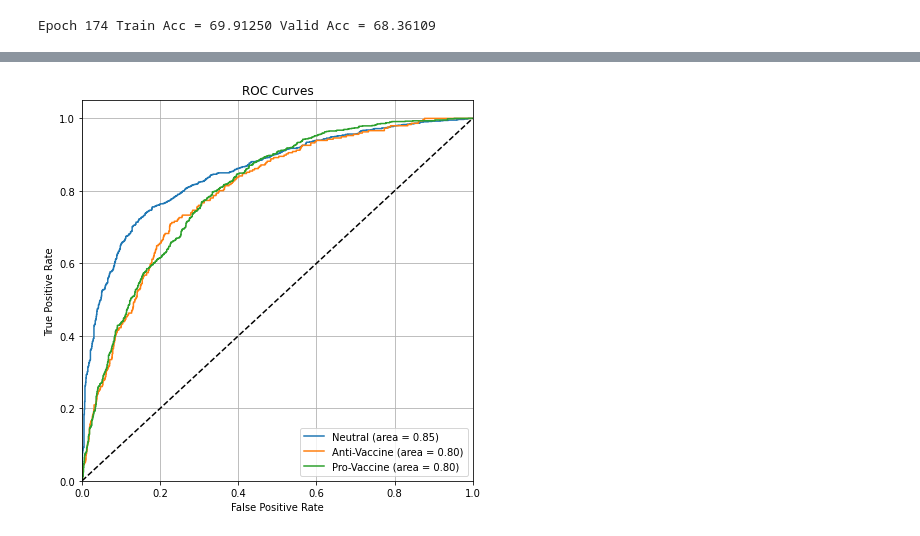
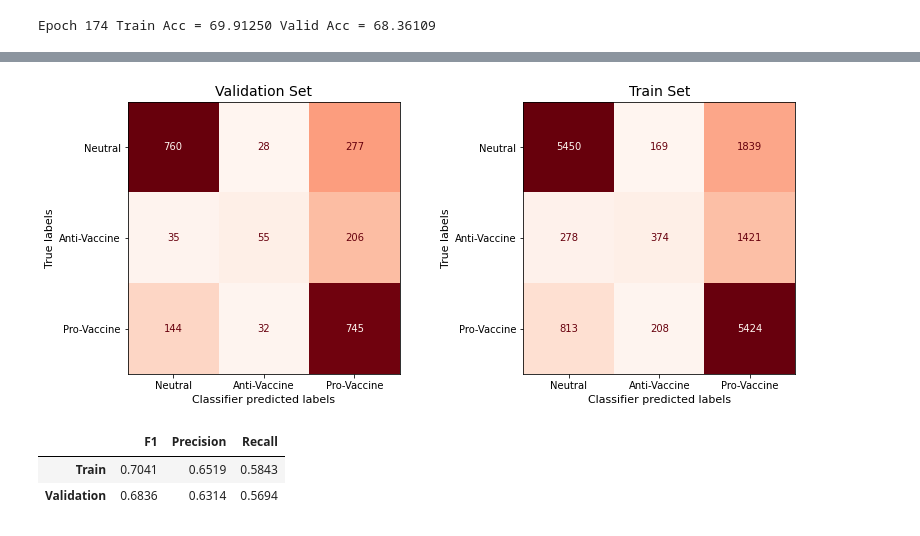
Before and after one commit to pspanoudakis/Machine-Learning-NLP, a Jupyter notebook: project2/TestNN.ipynb, the cells around one changed output, grey strips where cells are left out. Cells and saved outputs as stored; diff of their text form; code cells hidden in the pictures.

Commit message:
Calculating F1, Precision & Recall

```diff
--- a/project2/TestNN.ipynb
+++ b/project2/TestNN.ipynb
@@ -213,10 +218,6 @@ for epoch in range(EPOCHS):
     batchAccs = []
 
     for batchSamples, batchLabels in trainSetLoader:
-
-        if TRY_GPU:
-            batchSamples = batchSamples.to(device)
-            batchLabels = batchLabels.to(device)
 
         predictions = network(batchSamples)
 
@@ -330,22 +324,50 @@ roc_auc["micro"] = auc(fpr["micro"], tpr["micro"])
 # %%
-# Plot all ROC curves
-plt.figure(figsize=(7,7))
-plt.grid()
+def createRocCurves(trueLabels: Iterable[int] , predictions: torch.Tensor):
+    labels = np.zeros((len(trueLabels), NUM_CLASSES), dtype=int)
+    for index, label in enumerate(trueLabels):
+        labels[index][label] = 1
+    scores = torch.softmax(predictions, dim = 1).detach().numpy()
 
-for i in range(NUM_CLASSES):
-    plt.plot(
-        fpr[i],
-        tpr[i],
-        label=f"{CLASS_NAMES[i]} (area = {roc_auc[i]:0.2f})"
-    )
+    fpr: Dict[int, np.ndarray] = dict()
+    tpr: Dict[int, np.ndarray] = dict()
+    roc_auc: Dict[int, np.ndarray] = dict()
+    for i in range(NUM_CLASSES):
+        fpr[i], tpr[i], _ = roc_curve(labels[:, i], scores[:, i], drop_intermediate=True)
+        roc_auc[i] = auc(fpr[i], tpr[i])
 
-plt.plot([0, 1], [0, 1], "k--")
-plt.xlim([0.0, 1.0])
-plt.ylim([0.0, 1.05])
-plt.xlabel("False Positive Rate")
-plt.ylabel("True Positive Rate")
-plt.title("ROC Curves")
-plt.legend(loc="lower right")
-plt.show()
+    return fpr, tpr, roc_auc
+
+def plotRocCurves(fpRates: Dict[int, np.ndarray], tpRates: Dict[int, np.ndarray], aucScores: Dict[int, np.ndarray]):
+    plt.figure(figsize=(7,7))
+    plt.grid()
+
+    for i in range(NUM_CLASSES):
+        plt.plot(
+            fpRates[i],
+            tpRates[i],
+            label=f"{CLASS_NAMES[i]} (area = {aucScores[i]:0.2f})"
+        )
+
+    plt.plot([0, 1], [0, 1], "k--")
+    plt.xlim([0.0, 1.0])
+    plt.ylim([0.0, 1.05])
+    plt.xlabel("False Positive Rate")
+    plt.ylabel("True Positive Rate")
+    plt.title("ROC Curves")
+    plt.legend(loc="lower right")
+    plt.show()
+    pass
-# %% [output]
-[figure, removed]
+# %%
+_, ax = plt.subplots(1, 2, figsize=(13,5))
+plotConfusionMatrix(validLabels, validPredictions[-1], 'Validation Set', CLASS_NAMES, ax[0])
+trainPredictions = getPredictedLabels(network(torch.tensor(trainSet_X, dtype=torch.float)))
+plotConfusionMatrix(trainLabels, trainPredictions, 'Train Set', CLASS_NAMES, ax[1])
+# %% [output]
+[figure, added]
+# %%
+scores = metricScores(trainPredictions, validPredictions[-1], trainLabels, validLabels)
+metricStatsDF(*scores)
+# %% [output]
+|  | F1 | Precision | Recall |
+| Train | 0.7041 | 0.6519 | 0.5843 |
+| Validation | 0.6836 | 0.6314 | 0.5694 |
```
Also changed, not shown: parts of 18 cells of this notebook.
